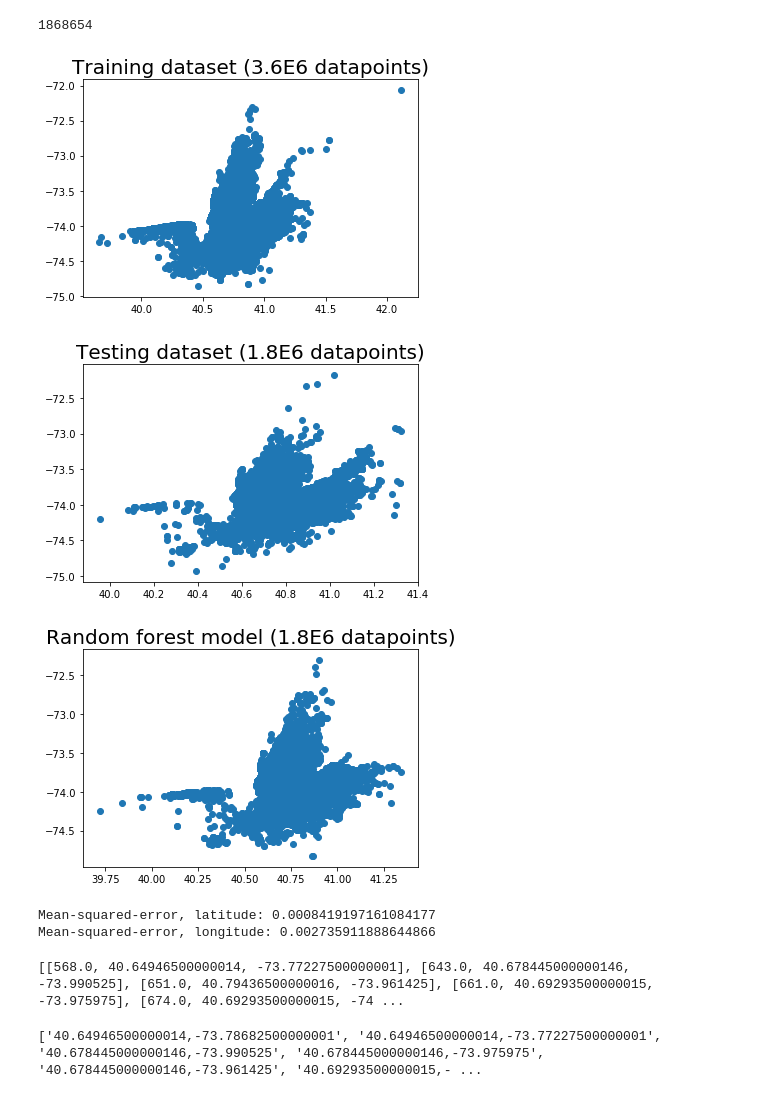
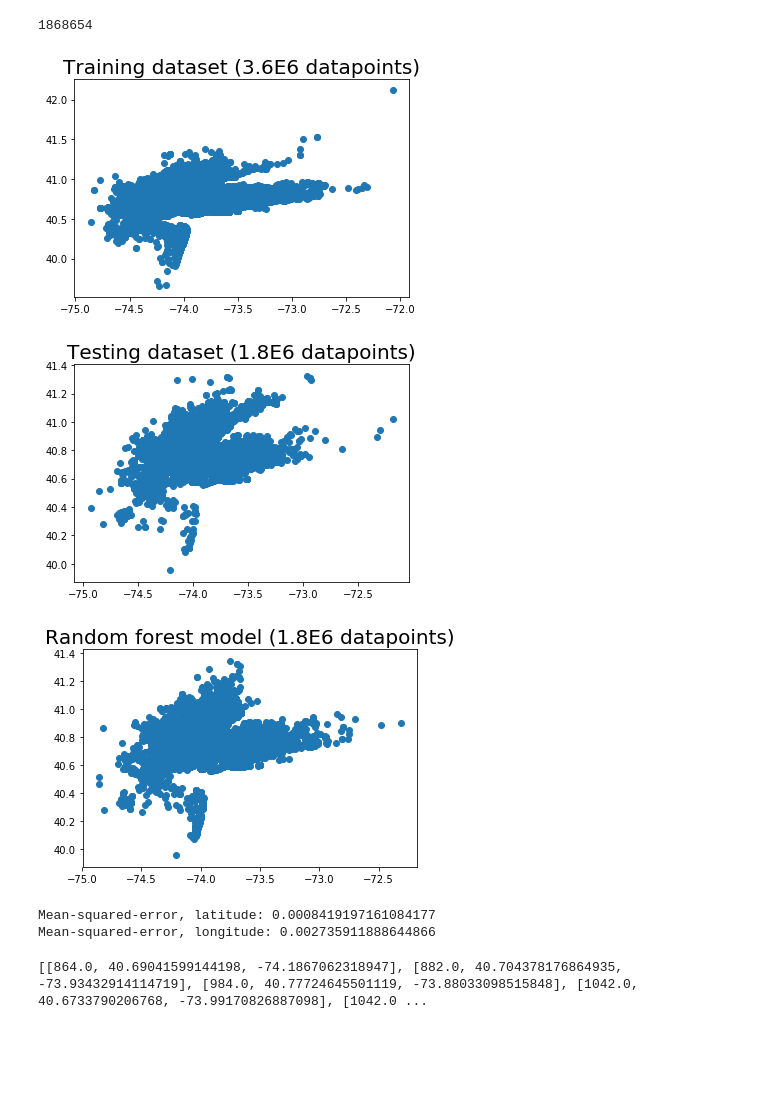
Before and after one commit to alexjwang/RideCast, a Jupyter notebook: Random Forests.ipynb, the cells around one changed output. Cells and saved outputs as stored; diff of their text form; code cells hidden in the pictures; blank space fills up the shorter version.

```diff
--- a/Random Forests.ipynb
+++ b/Random Forests.ipynb
@@ -62,11 +62,11 @@ ytest.size
 1868654
 # %%
 import matplotlib.pyplot as plt
-plt.scatter(ytrain[['Lat']], ytrain[['Lon']])
+plt.scatter(ytrain[['Lon']], ytrain[['Lat']])
 plt.title("Training dataset (3.6E6 datapoints)", fontsize=20)
 plt.show()
 # %% [output]
-[figure, old version]
+[figure, new version]
 # %%
 from sklearn.tree import DecisionTreeRegressor
 parameters = {'min_samples_leaf': 3,
@@ -79,18 +79,17 @@ RF_model.fit(xtrain, ytrain)
 RF_predictions = RF_model.predict(xtest)
 # %%
 import matplotlib.pyplot as plt
-plt.scatter(ytest[['Lat']], ytest[['Lon']])
+plt.scatter(ytest[['Lon']], ytest[['Lat']])
 plt.title("Testing dataset (1.8E6 datapoints)", fontsize=20)
 plt.show()
 # %% [output]
-[figure, old version]
+[figure, new version]
 # %%
-# plt.scatter(ytest1[['Lat']], ytest1[['Lon']])
-plt.scatter(RF_predictions[:,0], RF_predictions[:,1])
+plt.scatter(RF_predictions[:,1], RF_predictions[:,0])
 plt.title("Random forest model (1.8E6 datapoints)", fontsize=20)
 plt.show()
 # %% [output]
-[figure, old version]
+[figure, new version]
 # %%
 #RANDOM FOREST REGRESSION SCORE: the average of the mean squared error of the latitude and the mean squared error of longitude
 std = np.std(ytestmini.values[:,0])
@@ -115,8 +114,10 @@ print("Mean-squared-error, longitude: " + str(mselon))
 Mean-squared-error, latitude: 0.0008419197161084177
 Mean-squared-error, longitude: 0.002735911888644866
 # %%
-time = 500 #IN THE APP, THESE NUMBERS
-day = 4    #ARE INPUTTED BY THE USER
+import random
+
+time = 648 #IN THE APP, THESE NUMBERS
+day = 3    #ARE INPUTTED BY THE USER
 
 
 xtimes = xmaster.loc[xmaster['hour']-time <= 5]
@@ -160,18 +161,10 @@ for x in hotspots:
         if y > hotspots.mean() + 5*hotspots.std():
             uWu = []
             uWu.append(y)
-            uWu.append(uniformgrid[x.tolist().index(y)*170+hotspots.tolist().index(x.tolist())][0]+.01449/2)
-            uWu.append(uniformgrid[x.tolist().index(y)*170+hotspots.tolist().index(x.tolist())][1]+.01455/2)
+            uWu.append(uniformgrid[x.tolist().index(y)*170+hotspots.tolist().index(x.tolist())][0]+random.uniform(0,.01449)/2)
+            uWu.append(uniformgrid[x.tolist().index(y)*170+hotspots.tolist().index(x.tolist())][1]+random.uniform(0,.01455)/2)
             finalout.append(uWu)
 
 print(sorted(finalout,key=lambda x: x[0]))
 # %% [output]
-[[568.0, 40.64946500000014, -73.77227500000001], [643.0, 40.678445000000146, -73.990525], [651.0, 40.79436500000016, -73.961425], [661.0, 40.69293500000015, -73.975975], [674.0, 40.69293500000015, -74 ...
+[[864.0, 40.69041599144198, -74.1867062318947], [882.0, 40.704378176864935, -73.93432914114719], [984.0, 40.77724645501119, -73.88033098515848], [1042.0, 40.6733790206768, -73.99170826887098], [1042.0 ...
-# %%
-export = []
-for oWo in finalout:
-    export.append(str(oWo[1]) + "," + str(oWo[2]))
-
-print(export)
-# %% [output]
-['40.64946500000014,-73.78682500000001', '40.64946500000014,-73.77227500000001', '40.678445000000146,-73.990525', '40.678445000000146,-73.975975', '40.678445000000146,-73.961425', '40.69293500000015,- ...
```
Also changed, not shown: parts of 2 cells of this notebook, 2 other files.
